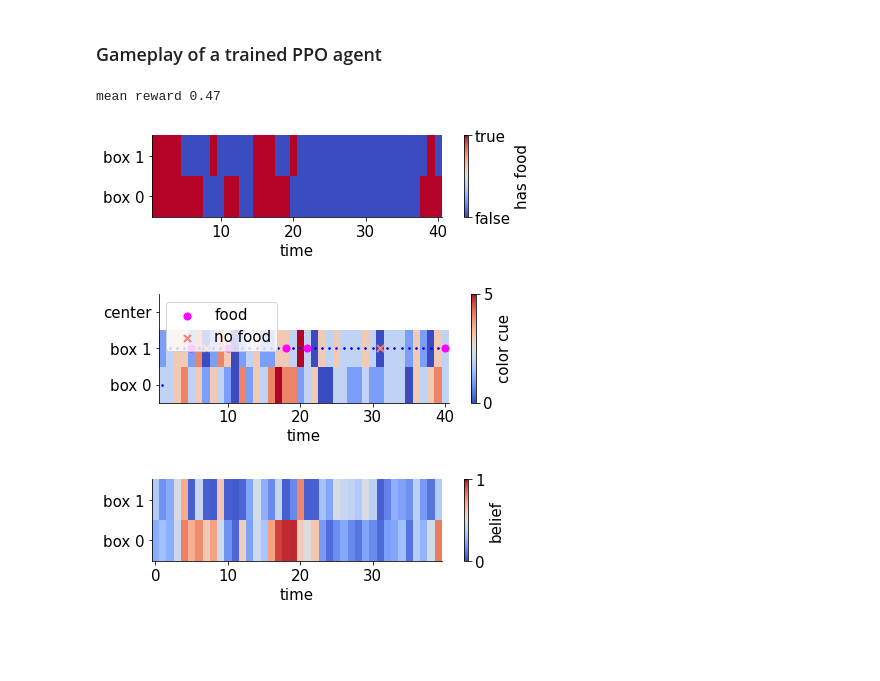
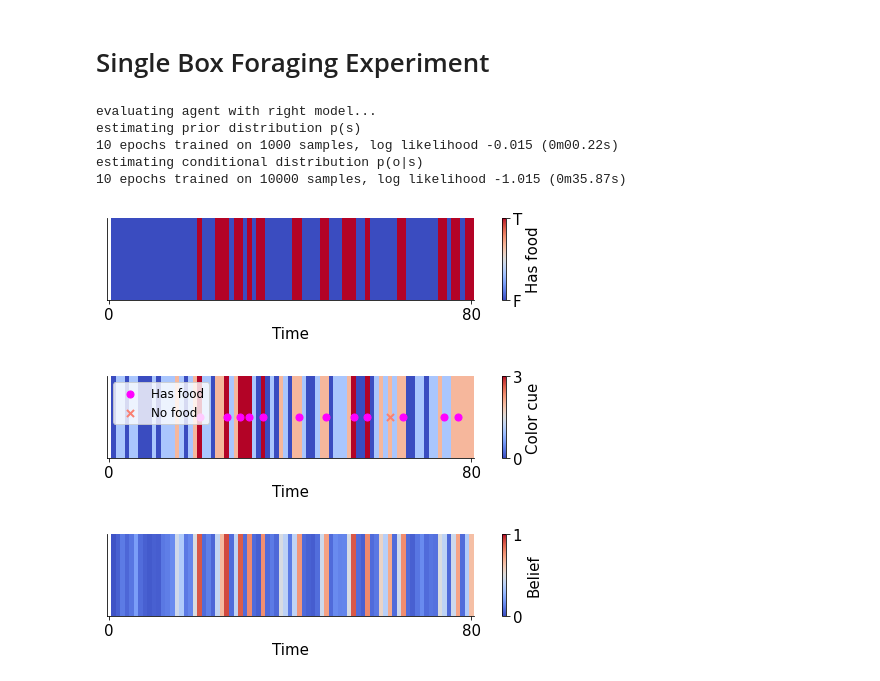
Before and after one commit to XaqLab/box-foraging, a Jupyter notebook: demo.ipynb, the cells around one changed output. Cells and saved outputs as stored; diff of their text form; code cells hidden in the pictures; blank space fills up the shorter version.

Commit message:
Update demo.ipynb
Single box foraging example is added as replacement.

```diff
--- a/demo.ipynb
+++ b/demo.ipynb
@@ -79,17 +12,32 @@ mean reward -1.57
-# %% [markdown]
-### Gameplay of a trained PPO agent
-# %%
-algo = PPO('MlpPolicy', env, device='cpu')
-algo.policy.load_state_dict(torch.load('algo_0604.pt'))
-
-trial = env.run_one_trial(algo=algo, num_steps=num_steps)
-
-print('mean reward {:.2f}'.format(trial['rewards'].mean()))
-fig, ax = plot_box_states(trial)
-fig, ax = plot_experience(trial, num_grades=env.boxes_spec['num_grades'])
-fig, ax = plot_box_beliefs(trial)
-# %% [output]
-mean reward 0.47
-[figure, removed]
-[figure, removed]
-[figure, removed]
+# %% [markdown]
+# Single Box Foraging Experiment
+# %%
+env_spec = {
+    'box': {'p_true': 0.2, 'p_cue': 0.7},
+    'reward': {'food': 5},
+}
+env = SingleBoxForaging(env_spec=env_spec)
+
+num_steps = 80
+# %%
+print('evaluating agent with right model...')
+p_true, p_cue, r_food = 0.2, 0.7, 5.
+env_spec_0 = {
+    'box': {'p_true': p_true, 'p_cue': p_cue},
+    'reward': {'food': r_food},
+}
+save_pth = 'store/{:02d}_{:d}_{:02d}.pt'.format(int(p_true*100), int(p_cue*10), int(r_food))
+b_env_0 = BeliefMDPEnvironment(SingleBoxForaging(env_spec=env_spec_0))
+algo_0 = PPO('MlpPolicy', env=b_env_0)
+algo_0.policy.load_state_dict(torch.load(save_pth))
+trial_0 = b_env_0.run_one_trial(algo=algo_0, env=env, num_steps=num_steps)
+figs = plot_single_box_trial(b_env_0, trial_0)
+# %% [output]
+evaluating agent with right model...
+estimating prior distribution p(s)
+10 epochs trained on 1000 samples, log likelihood -0.015 (0m00.22s)
+estimating conditional distribution p(o|s)
+10 epochs trained on 10000 samples, log likelihood -1.015 (0m35.87s)
+[figure, added]
+[figure, added]
+[figure, added]
```
Also changed, not shown: parts of 14 cells of this notebook, 2 other files.
